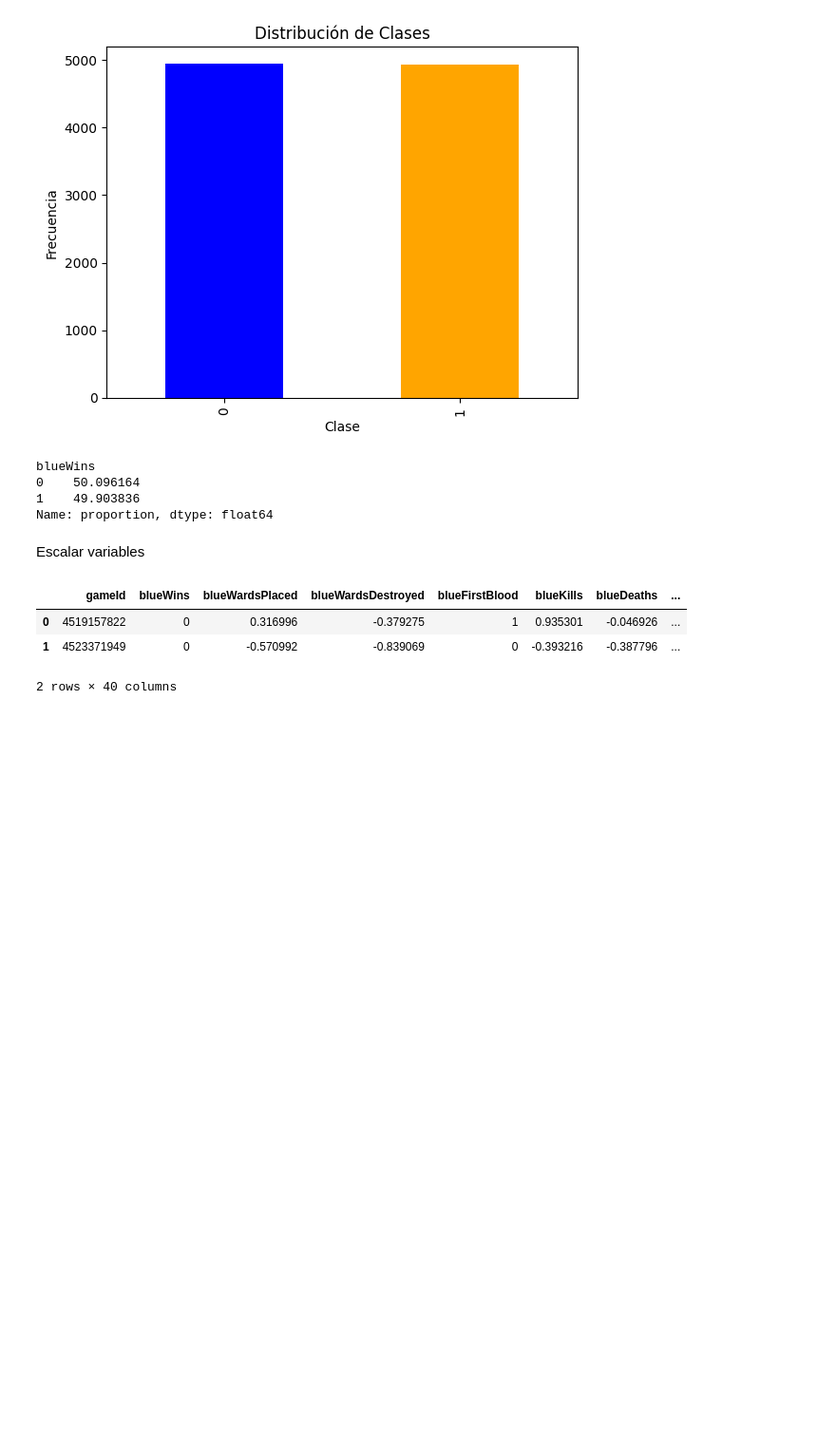
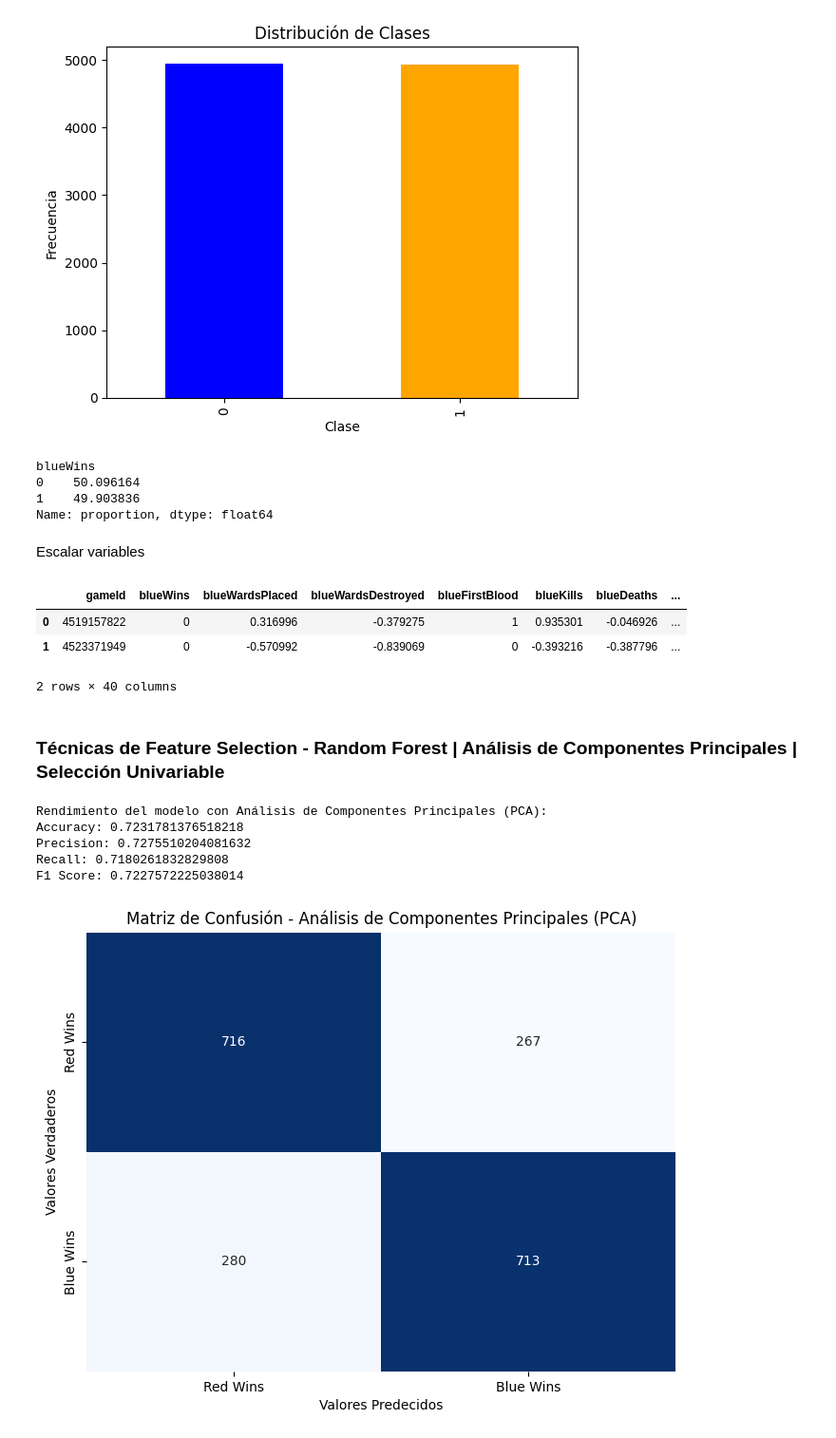
Before and after one commit to Gegdgt/Lab_3_IA, a Jupyter notebook: Task2.2.ipynb, the cells around one changed output. Shown at 95% size. Cells and saved outputs as stored; diff of their text form; code cells hidden in the pictures; blank space fills up the shorter version.

```diff
--- a/Task2.2.ipynb
+++ b/Task2.2.ipynb
@@ -128,3 +129,5 @@ df.head(2)
 | 0 | 4519157822 | 0 | 0.316996 | -0.379275 | 1 | 0.935301 | -0.046926 | ... |
 | 1 | 4523371949 | 0 | -0.570992 | -0.839069 | 0 | -0.393216 | -0.387796 | ... |
 2 rows × 40 columns
+# %% [markdown]
+### Técnicas de Feature Selection - Random Forest | Análisis de Componentes Principales | Selección Univariable
@@ -130,0 +211,24 @@ df.head(2)
+# %%
+print("Rendimiento del modelo con Análisis de Componentes Principales (PCA):")
+print("Accuracy:", accuracy_pca)
+print("Precision:", precision_pca)
+print("Recall:", recall_pca)
+print("F1 Score:", f1_pca)
+print()
+
+# Matriz de Confusión - Análisis de Componentes Principales (PCA)
+conf_matrix_pca = confusion_matrix(y_test, svm_pca.predict(X_test_pca))
+
+plt.figure(figsize=(8, 6))
+sns.heatmap(conf_matrix_pca, annot=True, cmap='Blues', fmt='d', cbar=False, xticklabels=['Red Wins', 'Blue Wins'], yticklabels=['Red Wins', 'Blue Wins'])
+plt.xlabel('Valores Predecidos')
+plt.ylabel('Valores Verdaderos')
+plt.title('Matriz de Confusión - Análisis de Componentes Principales (PCA)')
+plt.show()
+# %% [output]
+Rendimiento del modelo con Análisis de Componentes Principales (PCA):
+Accuracy: 0.7231781376518218
+Precision: 0.7275510204081632
+Recall: 0.7180261832829808
+F1 Score: 0.7227572225038014
+[figure, added]
```
Also changed, not shown: parts of 6 cells of this notebook.
